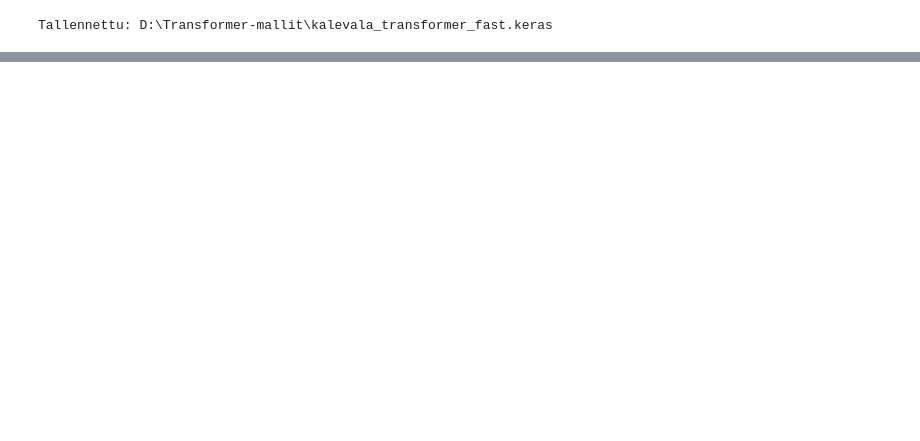
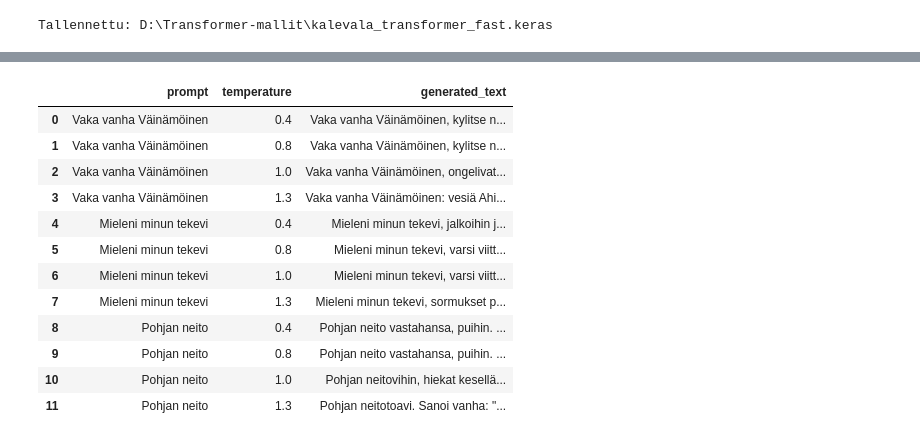
Before and after one commit to teemupulli/Transformer-mallit, a Jupyter notebook: Osa1_Tekstigeneraattori_Kalevala_Transformer.ipynb, the cells around one changed output, grey strips where cells are left out. Drawn from its saved outputs; the diff is of its cells as text; code cells hidden in the pictures; blank space fills up the shorter version.

Commit message:
Add quality model comparison results

```diff
--- a/Osa1_Tekstigeneraattori_Kalevala_Transformer.ipynb
+++ b/Osa1_Tekstigeneraattori_Kalevala_Transformer.ipynb
@@ -358,4 +360,86 @@ Tallennettu: D:\Transformer-mallit\kalevala_transformer_fast.keras
 # %%
-loaded_model = keras.models.load_model("kalevala_transformer_fast.keras")
-loaded_model.evaluate(val_inputs[:2000], val_targets[:2000], batch_size=64)
+print("Mallivertailu alkaa: käytetään ensin saman ajon aikana koulutettua fast-mallia.")
+fast_model = model
+fast_eval = fast_model.evaluate(val_inputs[:2000], val_targets[:2000], batch_size=64)
+
+fast_summary = {
+    "config": "fast",
+    "embed_dim": configs["fast"]["embed_dim"],
+    "num_heads": configs["fast"]["num_heads"],
+    "num_layers": configs["fast"]["num_layers"],
+    "ff_dim": configs["fast"]["ff_dim"],
+    "epochs": configs["fast"]["epochs"],
+    "parameters": fast_model.count_params(),
+    "training_seconds": training_seconds,
+    "val_loss": fast_eval[0],
+    "val_accuracy": fast_eval[1],
+}
+
+print("Fast-mallin yhteenveto")
+display(pd.DataFrame([fast_summary]))
+
+quality_params = configs["quality"]
+quality_model = build_model(
+    sp.get_piece_size(),
+    SEQ_LENGTH,
+    **{k: quality_params[k] for k in ["embed_dim", "num_heads", "num_layers", "ff_dim", "dropout"]},
+)
+print("Quality-mallin parametreja:", f"{quality_model.count_params():,}")
+
+quality_start = time.perf_counter()
+quality_history = quality_model.fit(
+    train_inputs,
+    train_targets,
+    validation_data=(val_inputs, val_targets),
+    batch_size=quality_params["batch_size"],
+    epochs=quality_params["epochs"],
+)
+quality_training_seconds = time.perf_counter() - quality_start
+print(f"Quality-mallin koulutusaika: {quality_training_seconds:.1f} s")
+
+quality_history_df = pd.DataFrame(quality_history.history)
+quality_history_df["epoch"] = np.arange(1, len(quality_history_df) + 1)
+display(quality_history_df)
+
+quality_eval = quality_model.evaluate(val_inputs[:2000], val_targets[:2000], batch_size=quality_params["batch_size"])
+quality_summary = {
+    "config": "quality",
+    "embed_dim": quality_params["embed_dim"],
+    "num_heads": quality_params["num_heads"],
+    "num_layers": quality_params["num_layers"],
+    "ff_dim": quality_params["ff_dim"],
+    "epochs": quality_params["epochs"],
+    "parameters": quality_model.count_params(),
+    "training_seconds": quality_training_seconds,
+    "val_loss": quality_eval[0],
+    "val_accuracy": quality_eval[1],
+}
+
+comparison_df = pd.DataFrame([fast_summary, quality_summary])
+display(comparison_df)
+comparison_df.to_csv("osa1_mallivertailu.csv", index=False)
+
+quality_rows = []
+for prompt in prompts:
+    for temp in temperatures:
+        quality_rows.append({
+            "prompt": prompt,
+            "temperature": temp,
+            "generated_text": generate_text(quality_model, sp, prompt, temperature=temp),
+        })
+
+quality_generated_df = pd.DataFrame(quality_rows)
+display(quality_generated_df)
+
+fast_generated_df = generated_df.copy()
+fast_generated_df.insert(0, "config", "fast")
+quality_generated_export = quality_generated_df.copy()
+quality_generated_export.insert(0, "config", "quality")
+all_generated_df = pd.concat([fast_generated_df, quality_generated_export], ignore_index=True)
+all_generated_df.to_csv("osa1_generoidut_esimerkit.csv", index=False)
+
+quality_model_path = Path("kalevala_transformer_quality.keras")
+quality_model.save(quality_model_path)
+print("Tallennettu:", quality_model_path.resolve())
+print("Vertailutiedostot tallennettu: osa1_mallivertailu.csv ja osa1_generoidut_esimerkit.csv")
 # %% [output]
@@ -363,0 +473,13 @@ loaded_model.evaluate(val_inputs[:2000], val_targets[:2000], batch_size=64)
+|  | prompt | temperature | generated_text |
+| 0 | Vaka vanha Väinämöinen | 0.4 | Vaka vanha Väinämöinen, kylitse n... |
+| 1 | Vaka vanha Väinämöinen | 0.8 | Vaka vanha Väinämöinen, kylitse n... |
+| 2 | Vaka vanha Väinämöinen | 1.0 | Vaka vanha Väinämöinen, ongelivat... |
+| 3 | Vaka vanha Väinämöinen | 1.3 | Vaka vanha Väinämöinen: vesiä Ahi... |
+| 4 | Mieleni minun tekevi | 0.4 | Mieleni minun tekevi, jalkoihin j... |
+| 5 | Mieleni minun tekevi | 0.8 | Mieleni minun tekevi, varsi viitt... |
+| 6 | Mieleni minun tekevi | 1.0 | Mieleni minun tekevi, varsi viitt... |
+| 7 | Mieleni minun tekevi | 1.3 | Mieleni minun tekevi, sormukset p... |
+| 8 | Pohjan neito | 0.4 | Pohjan neito vastahansa, puihin. ... |
+| 9 | Pohjan neito | 0.8 | Pohjan neito vastahansa, puihin. ... |
+| 10 | Pohjan neito | 1.0 | Pohjan neitovihin, hiekat kesellä... |
+| 11 | Pohjan neito | 1.3 | Pohjan neitotoavi. Sanoi vanha: "... |
```
Also changed, not shown: parts of 8 cells of this notebook, 3 other files.
